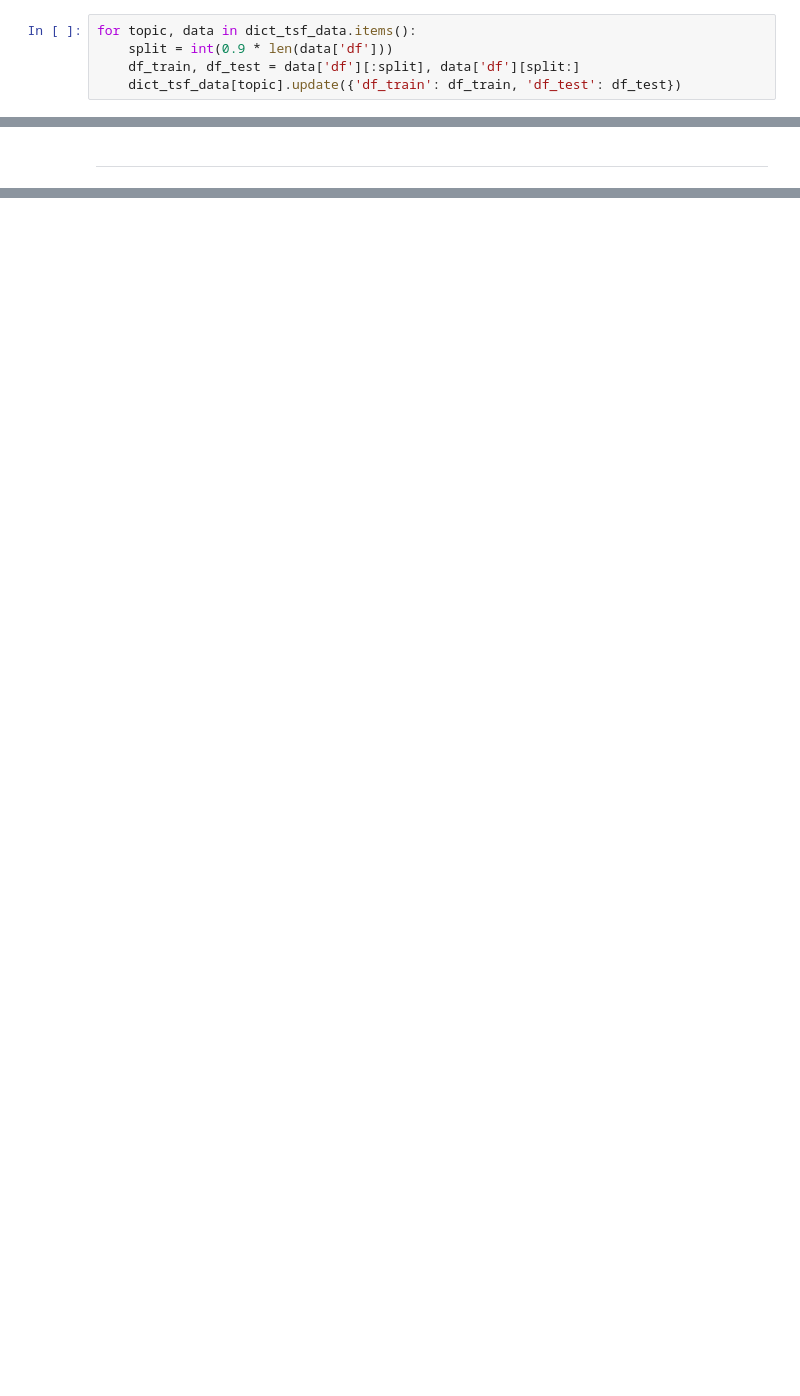
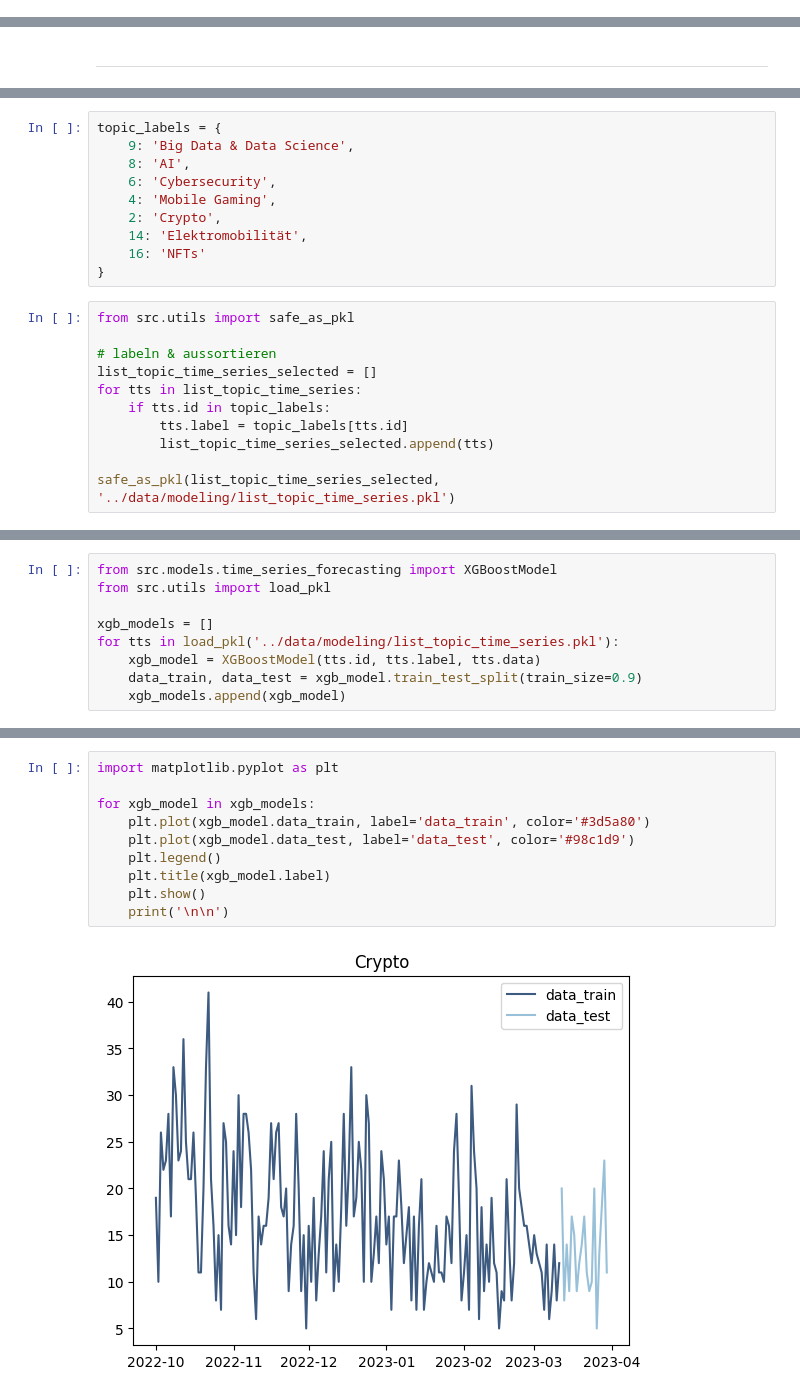
Before and after one commit to lukasschr/bachelorthesis-social-media-analytics, a Jupyter notebook: notebooks/04-Modeling-Evaluation.ipynb, the cells around one changed output, grey strips where cells are left out. Cells and saved outputs as stored; diff of their text form; blank space fills up the shorter version.

```diff
--- a/notebooks/04-Modeling-Evaluation.ipynb
+++ b/notebooks/04-Modeling-Evaluation.ipynb
@@ -331,8 +391,3 @@ Der Trainingsdatensatz wird verwendet, um das ARIMA-Modell zu trainieren. Indem
-# %%
-for topic, data in dict_tsf_data.items():
-    split = int(0.9 * len(data['df']))
-    df_train, df_test = data['df'][:split], data['df'][split:]
-    dict_tsf_data[topic].update({'df_train': df_train, 'df_test': df_test})
 # %% [markdown]
 *Überprüfe auf Stationary-Time-Series*
 
@@ -480,0 +596,21 @@ Root Mean Squared Error (RMSE): 7.4395
+# %%
+topic_labels = {
+    9: 'Big Data & Data Science',
+    8: 'AI',
+    6: 'Cybersecurity',
+    4: 'Mobile Gaming',
+    2: 'Crypto',
+    14: 'Elektromobilität',
+    16: 'NFTs'
+}
+# %%
+from src.utils import safe_as_pkl
+
+# labeln & aussortieren
+list_topic_time_series_selected = []
+for tts in list_topic_time_series:
+    if tts.id in topic_labels:
+        tts.label = topic_labels[tts.id]
+        list_topic_time_series_selected.append(tts)
+
+safe_as_pkl(list_topic_time_series_selected, '../data/modeling/list_topic_time_series.pkl')
@@ -480,0 +619,9 @@ Root Mean Squared Error (RMSE): 7.4395
+# %%
+from src.models.time_series_forecasting import XGBoostModel
+from src.utils import load_pkl
+
+xgb_models = []
+for tts in load_pkl('../data/modeling/list_topic_time_series.pkl'):
+    xgb_model = XGBoostModel(tts.id, tts.label, tts.data)
+    data_train, data_test = xgb_model.train_test_split(train_size=0.9)
+    xgb_models.append(xgb_model)
@@ -480,0 +630,12 @@ Root Mean Squared Error (RMSE): 7.4395
+# %%
+import matplotlib.pyplot as plt
+
+for xgb_model in xgb_models:
+    plt.plot(xgb_model.data_train, label='data_train', color='#3d5a80')
+    plt.plot(xgb_model.data_test, label='data_test', color='#98c1d9')
+    plt.legend()
+    plt.title(xgb_model.label)
+    plt.show()
+    print('\n\n')
+# %% [output]
+[figure, added]
```
Also changed, not shown: parts of 61 cells of this notebook, 2 other files.
